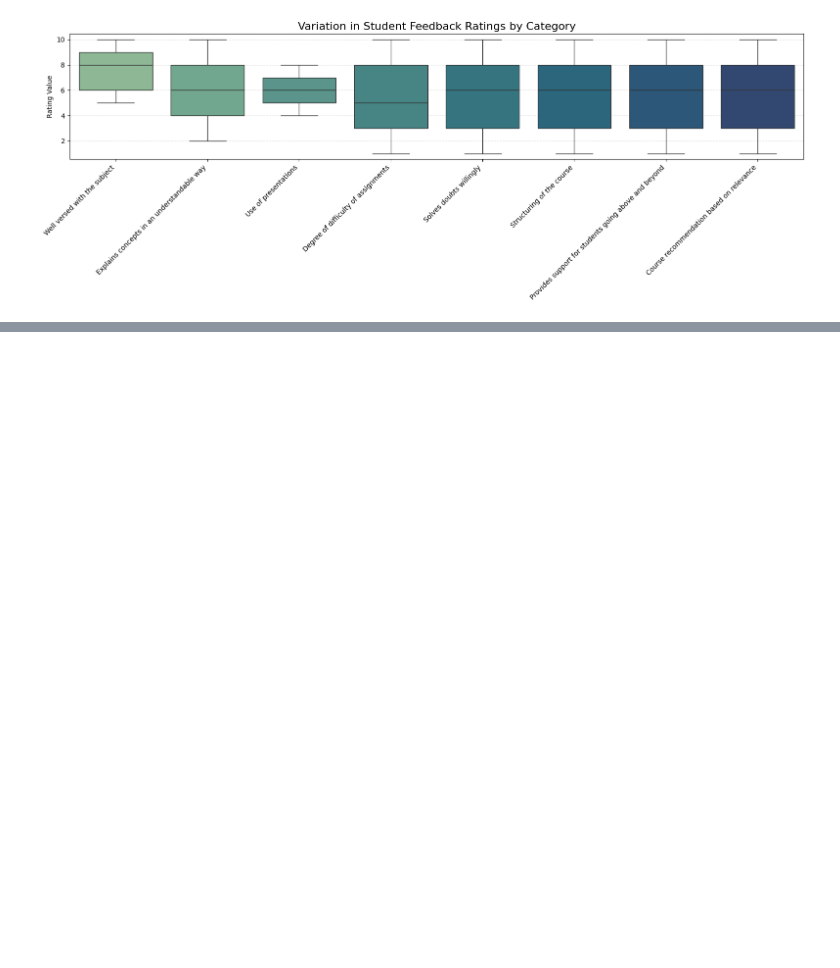
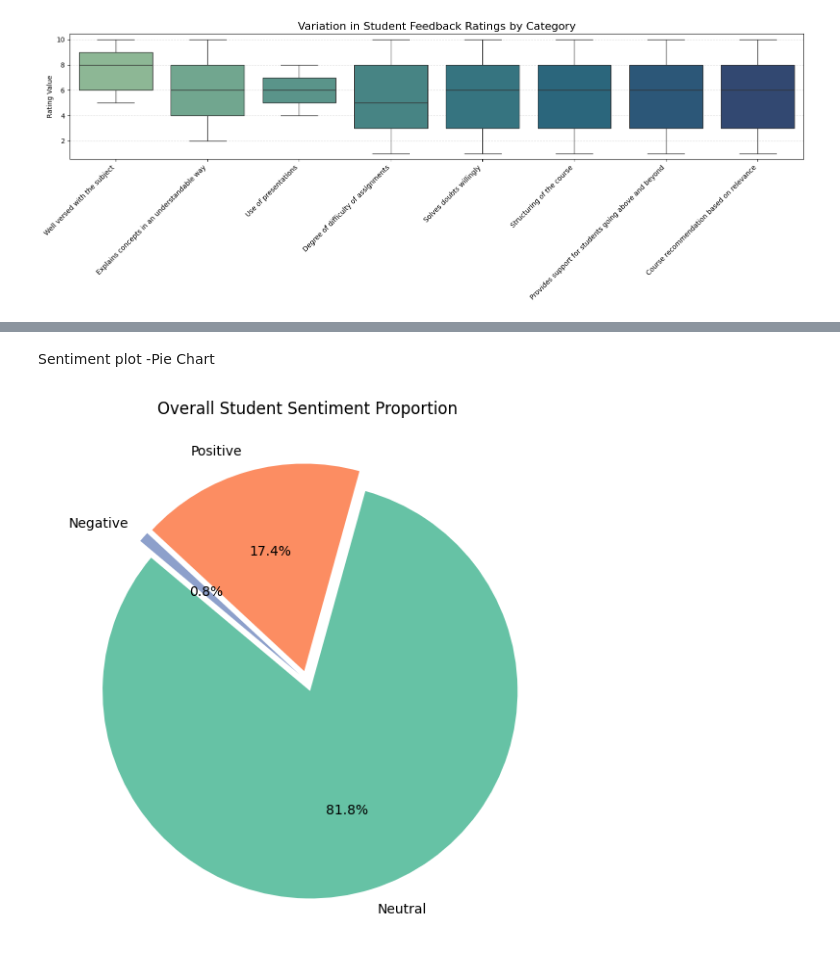
Before and after one commit to Santana-clauss/FUTURE_DS_03, a Jupyter notebook: student_analysis.ipynb, the cells around one changed output, grey strips where cells are left out. Cells and saved outputs as stored; diff of their text form; code cells hidden in the pictures; blank space fills up the shorter version.

```diff
--- a/student_analysis.ipynb
+++ b/student_analysis.ipynb
@@ -132,0 +136,10 @@ plt.show()
+# %%
+sentiment_df = df.copy()
+# rating per column
+max_ratings = sentiment_df[average_ratings.index].max()
+#percentage of the maximum possible rating
+percent_scores = sentiment_df[average_ratings.index].apply(lambda col: col / max_ratings[col.name] * 100)
+# overall satisfaction as the mean of all percentage scores per student
+sentiment_df["overall_satisfaction_percent"] = percent_scores.mean(axis=1)
+# Preview
+sentiment_df.head()
@@ -132,0 +211,19 @@ plt.show()
+# %% [markdown]
+Sentiment plot -Pie Chart
+# %%
+plt.figure(figsize=(7,7))
+colors = sns.color_palette("Set2")[0:3]
+
+plt.pie(
+    sentiment_counts.values,
+    labels=sentiment_counts.index,
+    autopct="%1.1f%%",
+    startangle=140,
+    colors=colors,
+    explode=[0.05, 0.05, 0.05]
+)
+
+plt.title("Overall Student Sentiment Proportion")
+plt.show()
+# %% [output]
+[figure, added]
```
Also changed, not shown: parts of 9 cells of this notebook.
